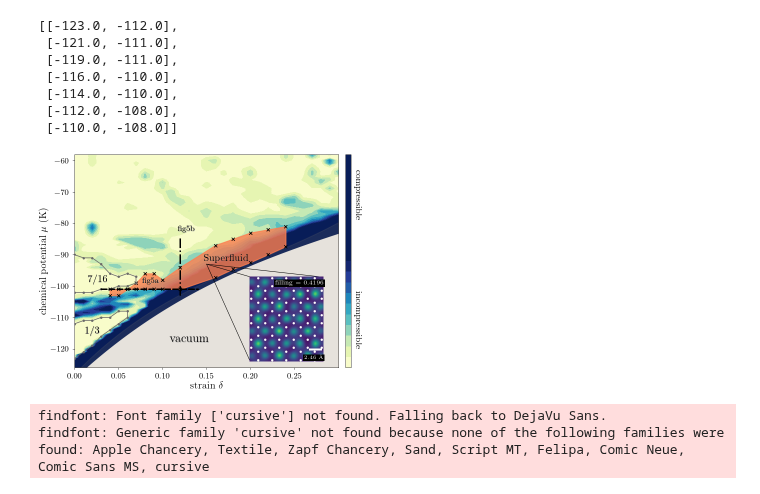
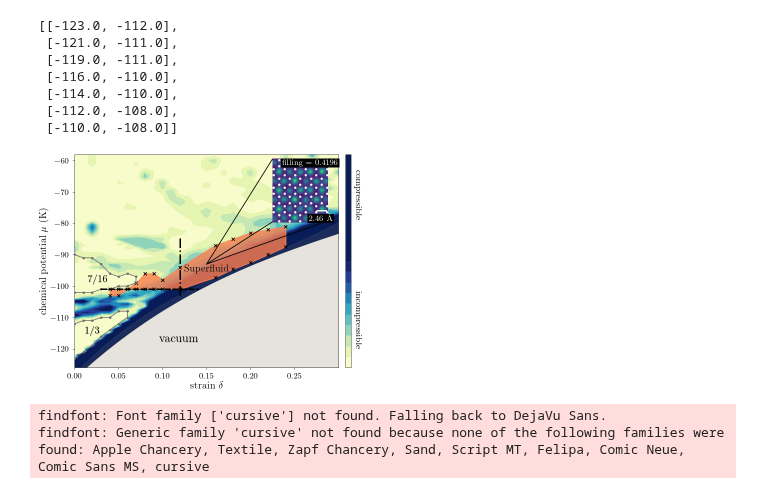
Before and after one commit to DelMaestroGroup/papers-code-Superfluid4HeStrainGraphene, a Jupyter notebook: src/T1comm_phases.ipynb, the cells around one changed output. Drawn from its saved outputs; the diff is of its cells as text; code cells hidden in the pictures.

```diff
--- a/src/T1comm_phases.ipynb
+++ b/src/T1comm_phases.ipynb
@@ -644,20 +644,17 @@ one_third_bound
 # %%
 from mpl_toolkits.axes_grid1 import make_axes_locatable
 from matplotlib.patches import Rectangle
-from mpl_toolkits.axes_grid1.inset_locator import inset_axes
+# from mpl_toolkits.axes_grid1.inset_locator import inset_axes
 
-mosaic = """
-A
-"""
 plt.style.reload_library()
 with plt.style.context(plot_style['aps']):
     pd_fig = plt.figure(constrained_layout=True ,figsize = (3.4039020340390205*1.3, 2.1037271514110163*1.6))
 #    dgutils.fonts.set_custom_font(font_path)
-    ax_dict = pd_fig.subplot_mosaic(mosaic)
+    ax = pd_fig.subplots(1,1)
 
     fixb = [14.7570726, 17.03999975]
     ##############################################################
-    ax = ax_dict["A"]
+
     pphase = ax.contourf(strain_lst*0.01, murange, np.transpose(data_cprb_intp),20, vmin = 0, vmax = 0.5, cmap="YlGnBu")
     dgutils.fonts.set_custom_font(font_path)
     divider = make_axes_locatable(ax)
@@ -735,54 +732,55 @@ with plt.style.context(plot_style['aps']):
     # text
     pd_fig.text(1,0.72,'compressible', rotation = -90, ) #,fontsize = 20
     pd_fig.text(1,0.19,'incompressible', rotation = -90, )
-    pd_fig.text(0.361,0.119,'vacuum',color='darkgrey', fontsize = 12, transform=ax.transAxes,) # fontsize = 30
-    pd_fig.text(0.36,0.12,'vacuum',color='k', fontsize = 12, transform=ax.transAxes,)
-    ax.text(0.491,0.500,'Superfluid',color='darkgrey', fontsize = 10, transform=ax.transAxes,)
-    ax.text(0.49,0.501,'Superfluid',color='k', fontsize = 10, transform=ax.transAxes,)
+    pd_fig.text(0.321,0.119,'vacuum',color='darkgrey', fontsize = 12, transform=ax.transAxes,) # fontsize = 30
+    pd_fig.text(0.32,0.12,'vacuum',color='k', fontsize = 12, transform=ax.transAxes,)
+    ax.text(0.417,0.450,'Superfluid',color='darkgrey', fontsize = 10, transform=ax.transAxes,)
+    ax.text(0.416,0.451,'Superfluid',color='k', fontsize = 10, transform=ax.transAxes,)
     ax.text(0.041,0.159,'1/3',color='darkgrey', fontsize = 10, transform=ax.transAxes,) # fontsize = 24
     ax.text(0.04,0.16,'1/3',color='k', fontsize = 10, transform=ax.transAxes,)
     ax.text(0.051,0.400,'7/16',color='darkgrey', fontsize = 10, transform=ax.transAxes,)
     ax.text(0.05,0.401,'7/16',color='k', fontsize = 10, transform=ax.transAxes,)
-    ax.text(0.257,0.397,'fig5a',color='darkgrey', fontsize = 8, transform=ax.transAxes,)
-    ax.text(0.256,0.398,'fig5a',color='k', fontsize = 8, transform=ax.transAxes,)
-    ax.text(0.391,0.639,'fig5b',color='darkgrey', fontsize = 8, transform=ax.transAxes,)
-    ax.text(0.39,0.64,'fig5b',color='k', fontsize = 8, transform=ax.transAxes,)
+#     ax.text(0.257,0.397,'fig5a',color='darkgrey', fontsize = 8, transform=ax.transAxes,)
+#     ax.text(0.256,0.398,'fig5a',color='k', fontsize = 8, transform=ax.transAxes,)
+#     ax.text(0.391,0.639,'fig5b',color='darkgrey', fontsize = 8, transform=ax.transAxes,)
+#     ax.text(0.39,0.64,'fig5b',color='k', fontsize = 8, transform=ax.transAxes,)
 
     # superfluid inset
-    ax.plot([0.15, 0.199],[sf_ref_y, -97], color='k', linestyle = '-', lw = 0.5)
-    ax.plot([0.15, 0.278],[sf_ref_y, -97], color='k', linestyle = '-', lw = 0.5)
-    ax.plot([0.15, 0.199],[sf_ref_y, -123.6], color='k', linestyle = '-', lw = 0.5)
+    ax.plot([sf_ref_x/100, 0.285],[sf_ref_y, -79.5], color='k', linestyle = '-', lw = 0.8)
+    ax.plot([sf_ref_x/100, 0.225],[sf_ref_y, -79.5], color='k', linestyle = '-', lw = 0.8)
+    ax.plot([sf_ref_x/100, 0.225],[sf_ref_y, -59.5], color='k', linestyle = '-', lw = 0.8)
 
-    sf_axins = inset_axes(ax, width="35%", height="40%", loc=4, borderpad=0.76)
+#     sf_axins = inset_axes(ax, width="20%", height="25%", loc=1, borderpad=0.5)
+    sf_axins = ax.inset_axes([0.73,0.68,0.25,0.3],)
     sf_axins.imshow(sf_rho.T, extent=[-0.5*sf_box[0],0.5*sf_box[0],-0.5*sf_box[1],0.5*sf_box[1]])
     sf_axins.axis('off')
 
     sf_axins.text(0.68,0.90,'filling = '+f'{sf_dens}',
-                  c='white', fontsize = 6, transform=sf_axins.transAxes,
+                  c='white', fontsize = 8, transform=sf_axins.transAxes,
                   bbox={'facecolor':'black','alpha':1,'edgecolor':'none','pad':1},ha='center'
                  )
     c_positions = np.vstack(gt.get_graphene_carbon_atoms(0.0,[x/(1.15) for x in sf_box]))
     c_positions *= 1.15
     sf_axins.scatter(c_positions[:,0],c_positions[:,1], s=1.8, c='w')
 
     sf_axins.set_xlim(-0.5*fixb[0],0.5*fixb[0])
     sf_axins.set_ylim(-0.5*fixb[1],0.5*fixb[1])
     sf_axins.text(0.87,0.029, '2.46 '+ r'${\rm \AA}$',
-                  c='white', fontsize = 5, transform=sf_axins.transAxes,
+                  c='white', fontsize = 8, transform=sf_axins.transAxes,
                   bbox={'facecolor':'black','alpha':1,'edgecolor':'none','pad':1},ha='center'
                  ) #family= 'sans-serif',?
     scalebar = AnchoredSizeBar(sf_axins.transData,
                                2.46, '', 'lower right',
                                pad=0.1,
                                color='white',
                                frameon=False,
                                size_vertical=0.2,
                               )
     sf_axins.add_artist(scalebar)
 
-    pd_fig.savefig('../figures/main_PD.pdf')
+#     pd_fig.savefig('../figures/main_PD_2.pdf')
 # %% [output]
-[figure, old version]
+[figure, new version]
 # %%
 from mpl_toolkits.axes_grid1 import make_axes_locatable
 from matplotlib.patches import Rectangle
```
Also changed, not shown: parts of 1 cell of this notebook, 1 other file.
